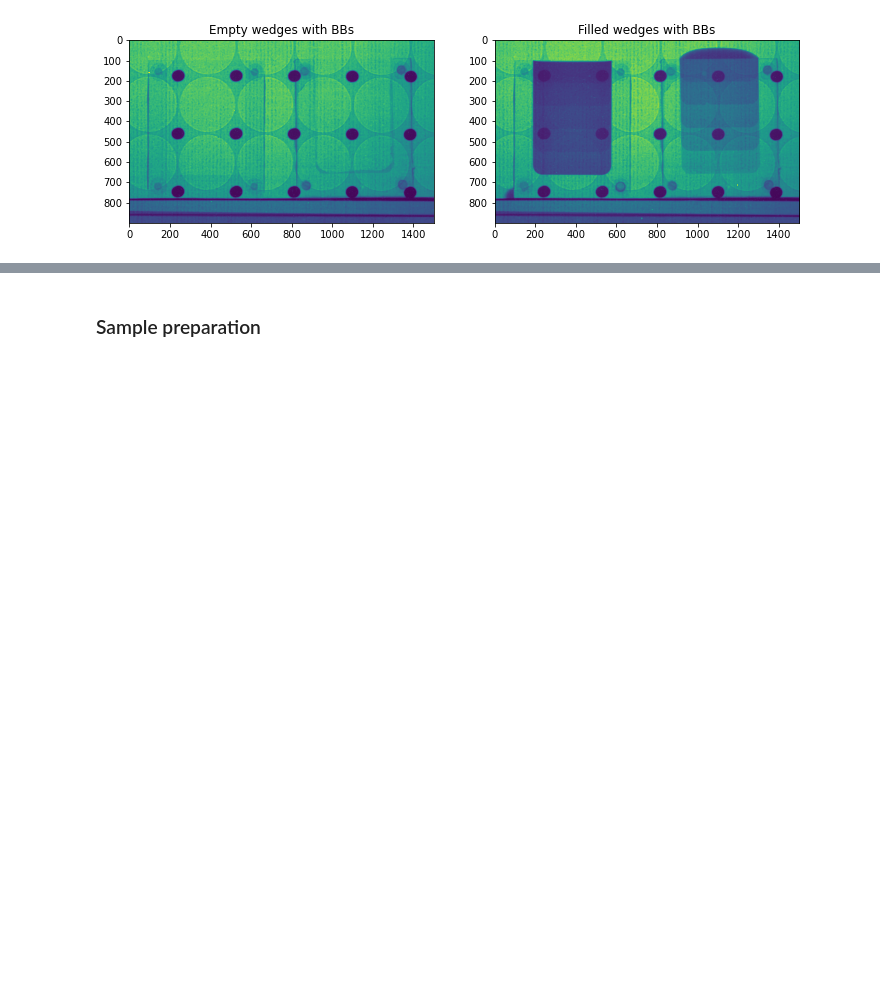
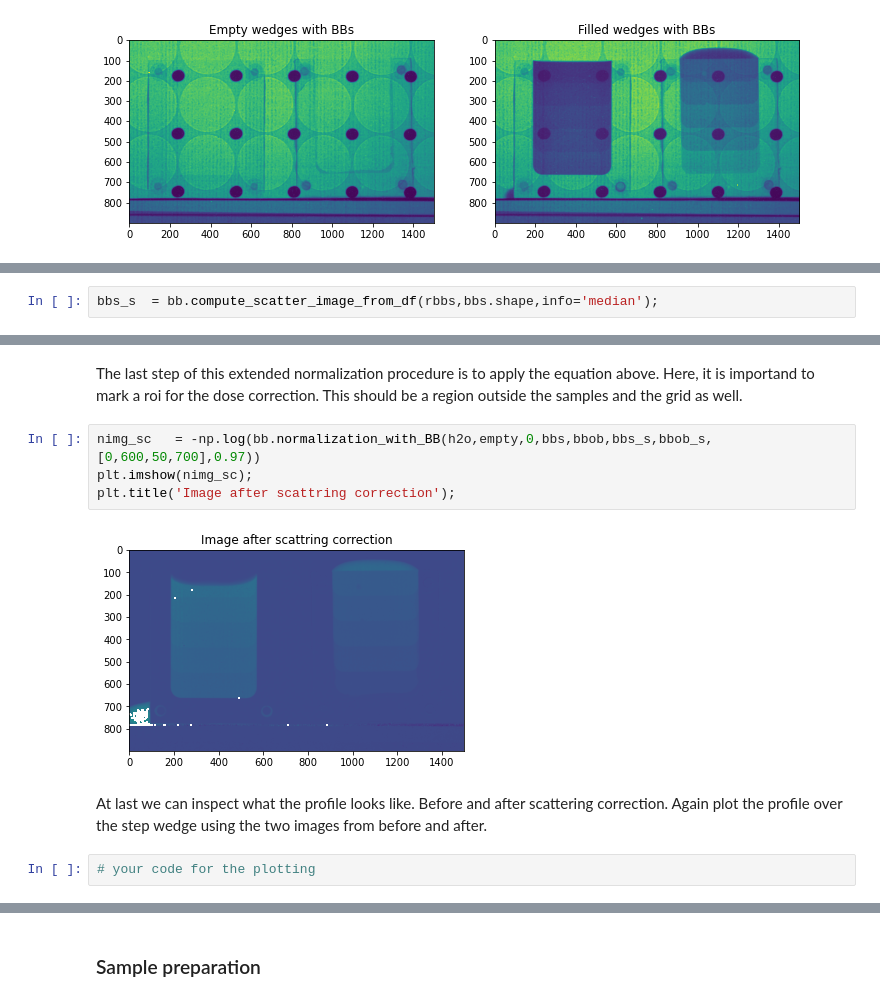
Before and after one commit to ImagingLectures/WaterInSand, a Jupyter notebook: tutorial/WaterInSandTutorial_solution.ipynb, the cells around one changed output, grey strips where cells are left out. Saved outputs shown, nothing was run; the diff lists cells and outputs as text; blank space fills up the shorter version.

```diff
--- a/tutorial/WaterInSandTutorial_solution.ipynb
+++ b/tutorial/WaterInSandTutorial_solution.ipynb
@@ -336,0 +366,2 @@ ax[3].hist(tm.ravel(),bins=200);
+# %%
+bbs_s  = bb.compute_scatter_image_from_df(rbbs,bbs.shape,info='median');
@@ -336,0 +396,12 @@ ax[3].hist(tm.ravel(),bins=200);
+# %% [markdown]
+The last step of this extended normalization procedure is to apply the equation above. Here, it is importand to mark a roi for the dose correction. This should be a region outside the samples and the grid as well.
+# %%
+nimg_sc   = -np.log(bb.normalization_with_BB(h2o,empty,0,bbs,bbob,bbs_s,bbob_s,[0,600,50,700],0.97))
+plt.imshow(nimg_sc);
+plt.title('Image after scattring correction');
+# %% [output]
+[figure, added]
+# %% [markdown]
+At last we can inspect what the profile looks like. Before and after scattering correction. Again plot the profile over the step wedge using the two images from before and after.
+# %%
+# your code for the plotting
```
Also changed, not shown: parts of 25 cells of this notebook, 1 other file.
